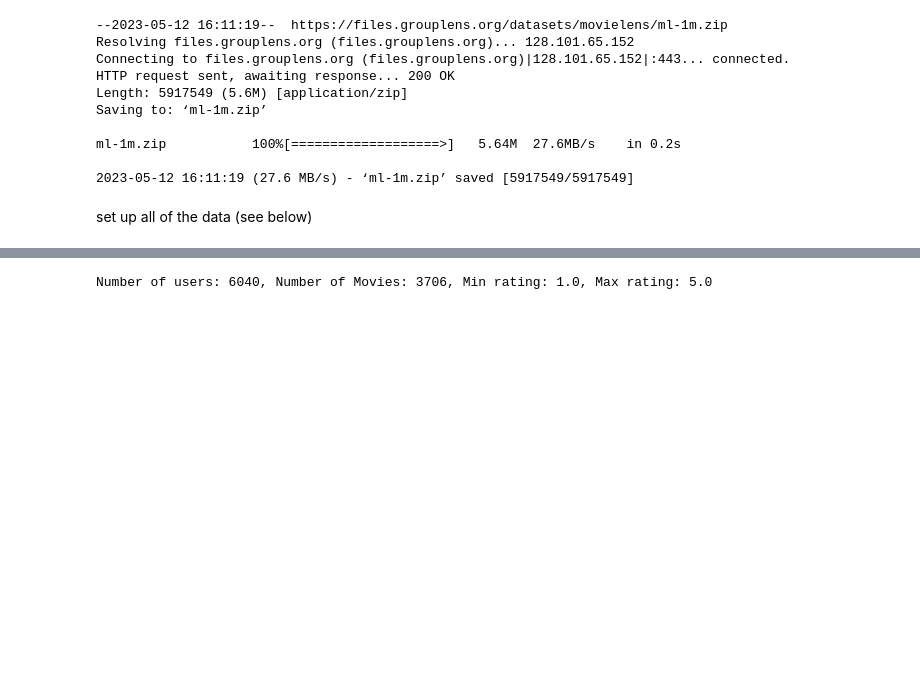
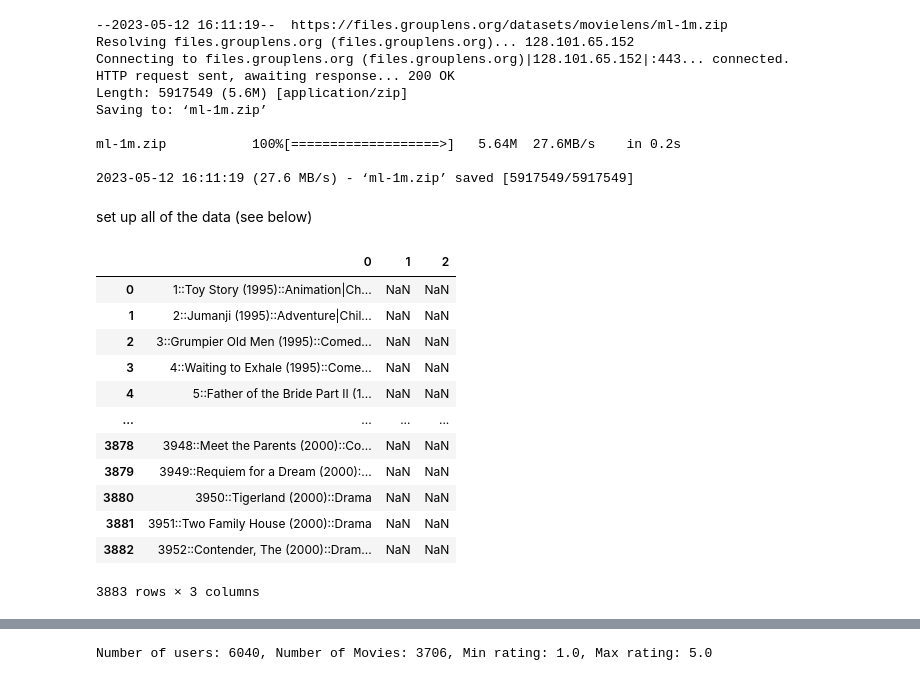
Before and after one commit to sriv1999/unlearning, a Jupyter notebook: data/ml-1m/create_embeddings.ipynb, the cells around one changed output, grey strips where cells are left out. Saved outputs shown, nothing was run; the diff lists cells and outputs as text; code cells hidden in the pictures; blank space fills up the shorter version.

```diff
--- a/data/ml-1m/create_embeddings.ipynb
+++ b/data/ml-1m/create_embeddings.ipynb
@@ -40,6 +40,6 @@ Saving to: ‘ml-1m.zip’
 ml-1m.zip           100%[===================>]   5.64M  27.6MB/s    in 0.2s
 
 2023-05-12 16:11:19 (27.6 MB/s) - ‘ml-1m.zip’ saved [5917549/5917549]
-# %% [markdown]
-set up all of the data (see below)
+# %% [markdown]
+set up all of the data (see below)
 # %%
@@ -52,0 +56,16 @@ ratings = pd.read_fwf(ratings_file,header=None)
+# %%
+movies_df
+# %% [output]
+|  | 0 | 1 | 2 |
+| 0 | 1::Toy Story (1995)::Animation|Ch... | NaN | NaN |
+| 1 | 2::Jumanji (1995)::Adventure|Chil... | NaN | NaN |
+| 2 | 3::Grumpier Old Men (1995)::Comed... | NaN | NaN |
+| 3 | 4::Waiting to Exhale (1995)::Come... | NaN | NaN |
+| 4 | 5::Father of the Bride Part II (1... | NaN | NaN |
+| ... | ... | ... | ... |
+| 3878 | 3948::Meet the Parents (2000)::Co... | NaN | NaN |
+| 3879 | 3949::Requiem for a Dream (2000):... | NaN | NaN |
+| 3880 | 3950::Tigerland (2000)::Drama | NaN | NaN |
+| 3881 | 3951::Two Family House (2000)::Drama | NaN | NaN |
+| 3882 | 3952::Contender, The (2000)::Dram... | NaN | NaN |
+3883 rows × 3 columns
```
Also changed, not shown: parts of 39 cells of this notebook, 42 other files.
